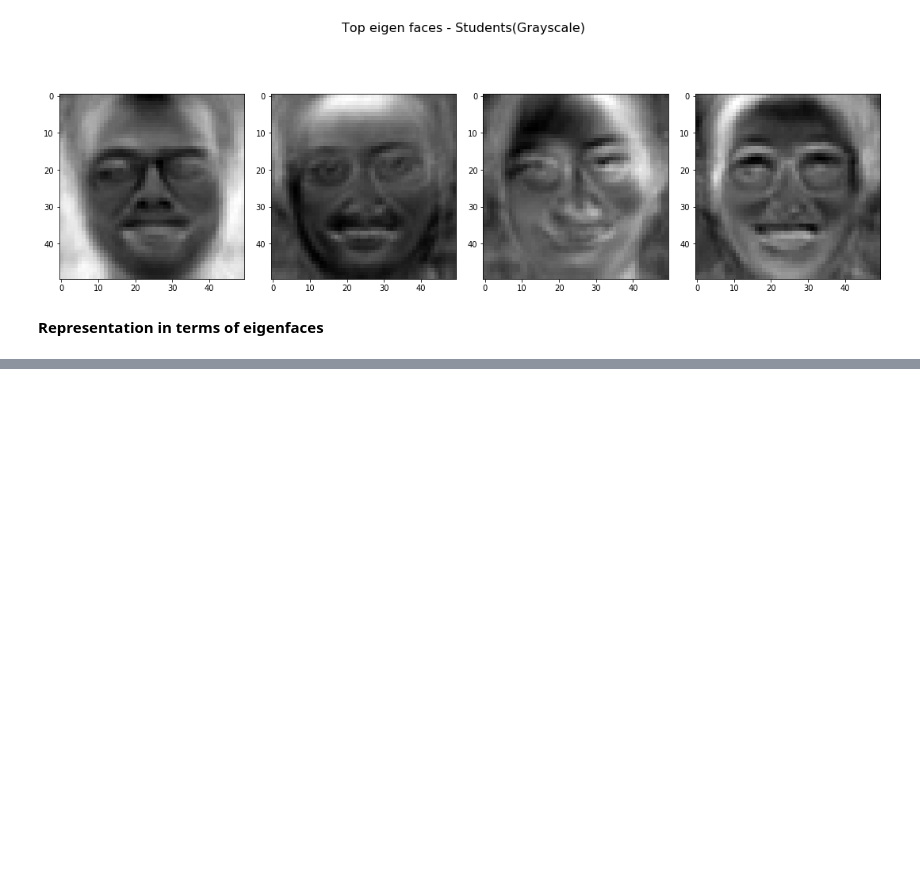
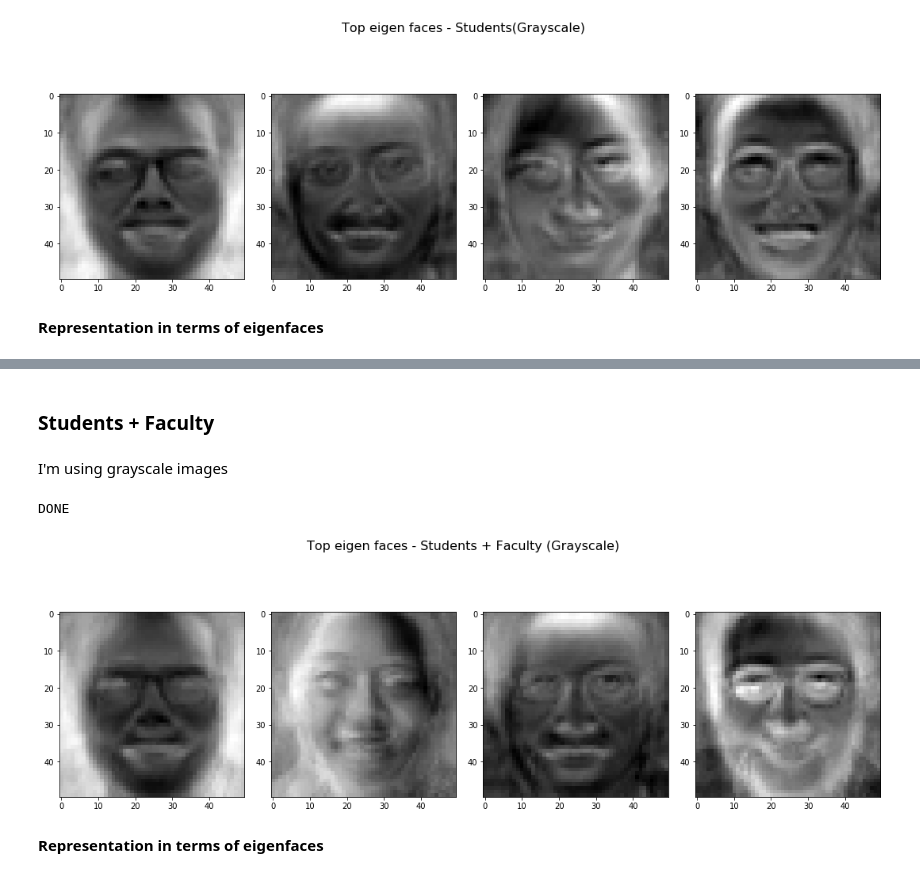
Before and after one commit to shik3519/machine-learning, a Jupyter notebook: eigen-faces/eigen-faces.ipynb, the cells around one changed output, grey strips where cells are left out. Saved outputs shown, nothing was run; the diff lists cells and outputs as text; code cells hidden in the pictures; blank space fills up the shorter version.

```diff
--- a/eigen-faces/eigen-faces.ipynb
+++ b/eigen-faces/eigen-faces.ipynb
@@ -797,0 +882,2 @@ nx.draw(G, with_labels=True, node_color='orange', node_size=200, edge_color='bla
+# %% [markdown]
+### Students + Faculty
@@ -797,0 +891,2 @@ nx.draw(G, with_labels=True, node_color='orange', node_size=200, edge_color='bla
+# %% [markdown]
+I'm using grayscale images
@@ -797,0 +902,13 @@ nx.draw(G, with_labels=True, node_color='orange', node_size=200, edge_color='bla
+# %%
+#creating data matrix for pca
+data_gray = createDataMatrix(images_gray)
+# %% [output]
+DONE
+# %%
+data_gray = data_gray.T
+# %%
+# finding the average image
+avg_gray_img = np.mean(data_gray, axis=1)
+# %%
+# normalizing every image using average image
+data_gray_norm = (data_gray - avg_gray_img.reshape(7500, 1))
@@ -797,0 +917,15 @@ nx.draw(G, with_labels=True, node_color='orange', node_size=200, edge_color='bla
+# %%
+#pca
+pca_gray = sklearnPCA()
+
+eigenFaces_gray = pca_gray.fit_transform(data_gray_norm)
+# %%
+fig, axes = plt.subplots(1, 4, figsize=(15, 6))
+for i in range(4):
+    axes[i].imshow(imgNorm(eigenFaces_gray[:, i].reshape(50, 50, 3)))
+plt.suptitle('Top eigen faces - Students + Faculty (Grayscale)', fontsize=16)
+plt.tight_layout()
+# %% [output]
+[figure, added]
+# %% [markdown]
+**Representation in terms of eigenfaces**
```
Also changed, not shown: parts of 69 cells of this notebook.
